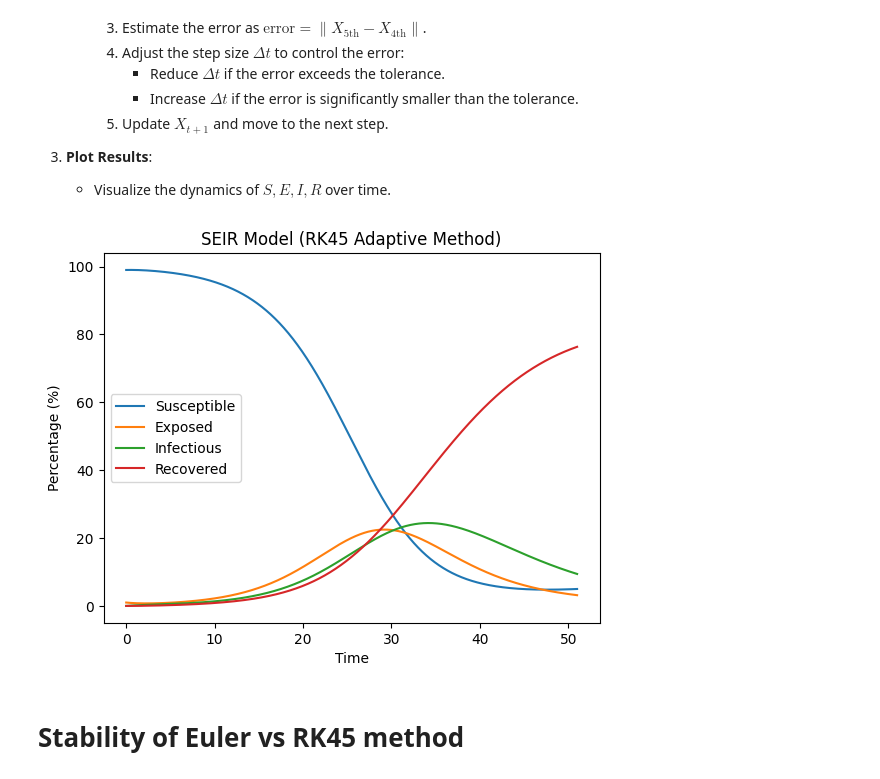
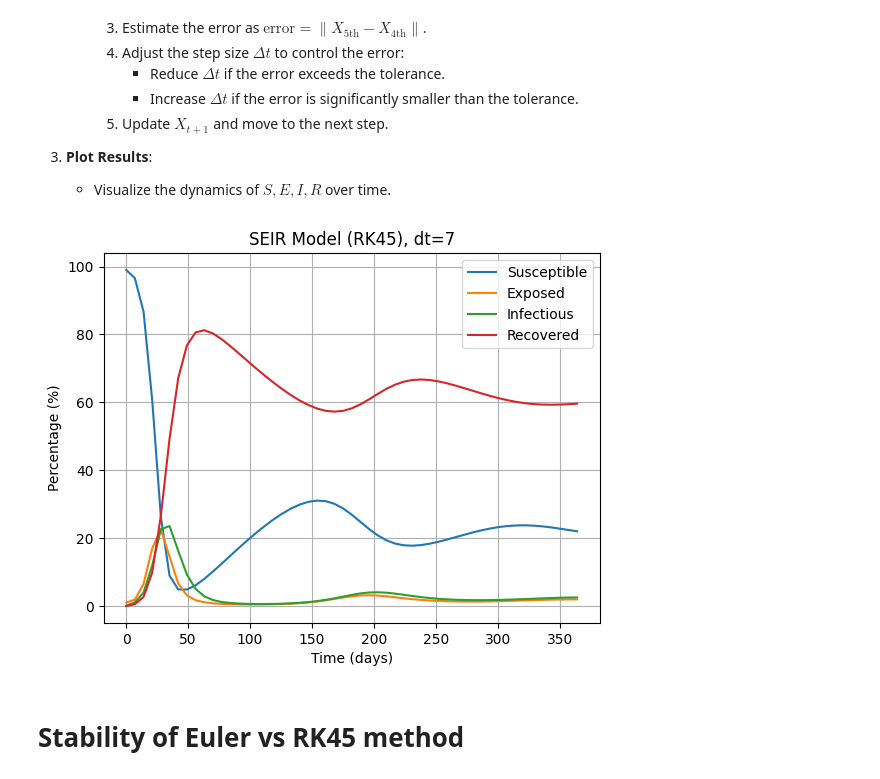
Before and after one commit to Jerjes0/DSC212_FA24_Group9, a Jupyter notebook: notebooks/euler_rk4_method.ipynb, the cells around one changed output. Saved outputs shown, nothing was run; the diff lists cells and outputs as text; code cells hidden in the pictures.

```diff
--- a/notebooks/euler_rk4_method.ipynb
+++ b/notebooks/euler_rk4_method.ipynb
@@ -258,34 +259,34 @@ def rk45_step(func, X, t, dt, tol, beta, sigma, gamma, omega, mu, alpha):
         dt = dt * min(5.0, 0.8 * (tol / error) ** 0.2)
         return X4, dt, True
 # %%
-result_rk45 = []
-time_points = []
-t = 0
-X = X0
-tol = 1e-6
+# Solve SEIR using solve_ivp (RK45)
+sol = solve_ivp(
+    fun=lambda t, X: compute_A(X, beta, sigma, gamma, omega, mu, alpha) @ X,
+    t_span=(0, t_max),
+    y0=X0,
+    t_eval=time,
+    method="RK45",
+    rtol=1e-6,
+    atol=1e-9
+)
 
-while t < t_max:
-    X_next, dt, success = rk45_step(compute_A, X, t, dt, tol, beta, sigma, gamma, omega, mu, alpha)
-    if success:
-        result_rk45.append(X_next)
-        time_points.append(t)
-        X = X_next
-        t += dt
+# Extract solution
+result_rk45 = sol.y.T  # Transpose to align with time axis
+time_points = sol.t  # Time points
 
-result_rk45 = np.array(result_rk45)
-time_points = np.array(time_points)
-
+# Plot results
 plt.plot(time_points, result_rk45[:, 0] * 100, label='Susceptible')
 plt.plot(time_points, result_rk45[:, 1] * 100, label='Exposed')
 plt.plot(time_points, result_rk45[:, 2] * 100, label='Infectious')
 plt.plot(time_points, result_rk45[:, 3] * 100, label='Recovered')
-plt.xlabel('Time')
+plt.xlabel('Time (days)')
 plt.ylabel('Percentage (%)')
 plt.legend()
-plt.title('SEIR Model (RK45 Adaptive Method)')
+plt.title(f'SEIR Model (RK45), dt={dt}')
+plt.grid()
 plt.show()
 # %% [output]
-[figure, old version]
+[figure, new version]
 # %%
 def simulate_seir(params, time, X0, dt, method):
     """
```
Also changed, not shown: parts of 17 cells of this notebook, 1 other file.
